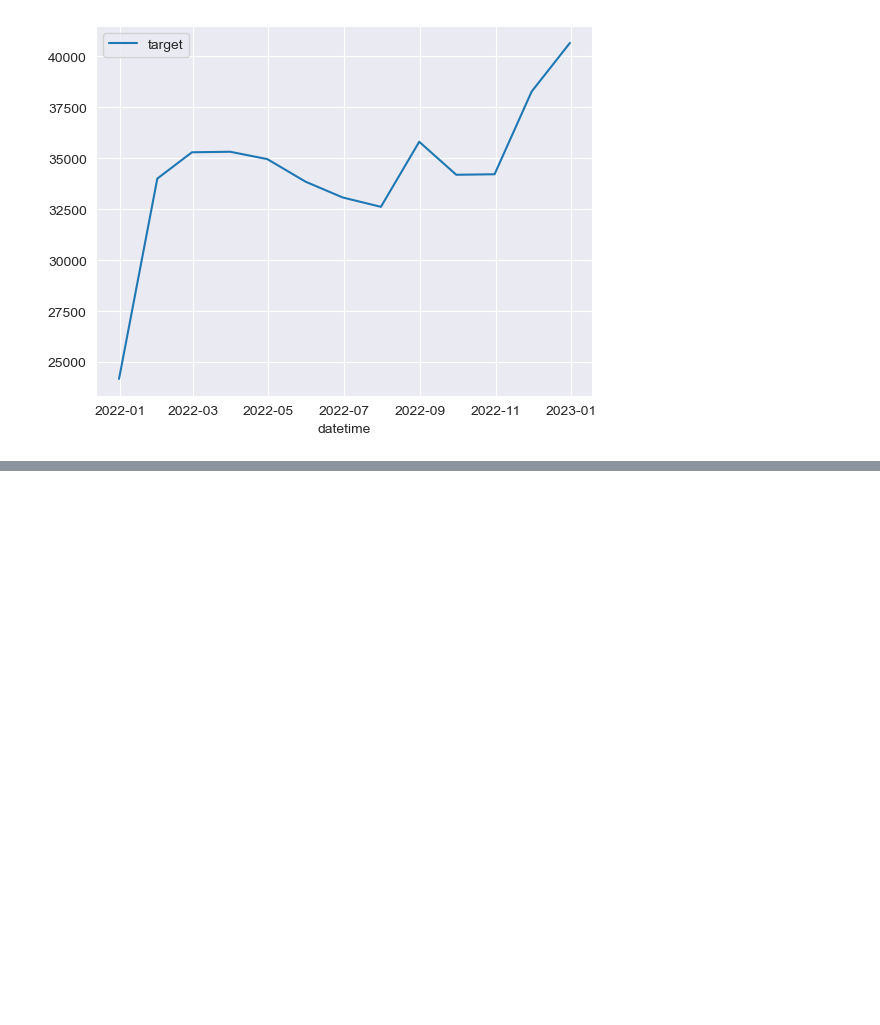
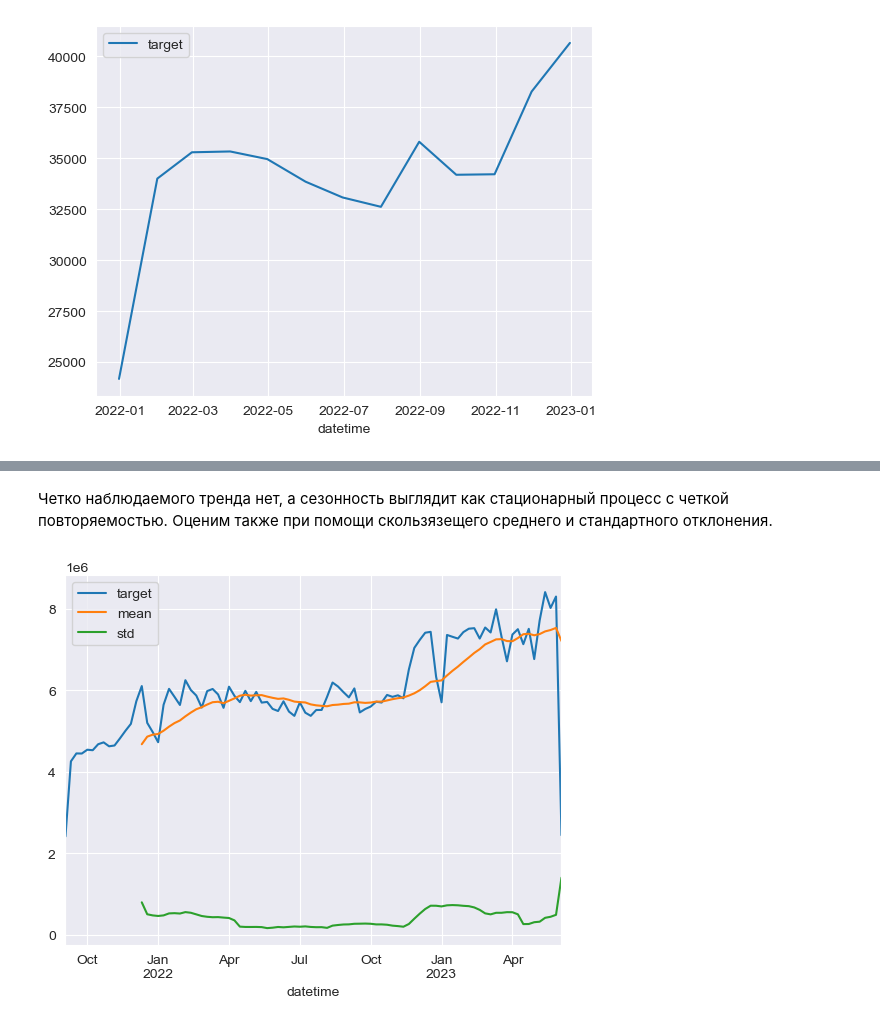
Before and after one commit to themjdex/energy-behavior-predictions, a Jupyter notebook: Enefit.ipynb, the cells around one changed output, grey strips where cells are left out. Saved outputs shown, nothing was run; the diff lists cells and outputs as text; code cells hidden in the pictures; blank space fills up the shorter version.

```diff
--- a/Enefit.ipynb
+++ b/Enefit.ipynb
@@ -673,0 +625,8 @@ display(sns.lineplot(date_and_target_re.query('index > "2022-12-31"').resample('
+# %% [markdown]
+Четко наблюдаемого тренда нет, а сезонность выглядит как стационарный процесс с четкой повторяемостью. Оценим также при помощи скользязещего среднего и стандартного отклонения.
+# %%
+date_and_target_re_1w['mean'] = date_and_target_re_1w['target'].rolling(15).mean()
+date_and_target_re_1w['std'] = date_and_target_re_1w['target'].rolling(15).std()
+date_and_target_re_1w.plot();
+# %% [output]
+[figure, added]
```
Also changed, not shown: parts of 34 cells of this notebook.
